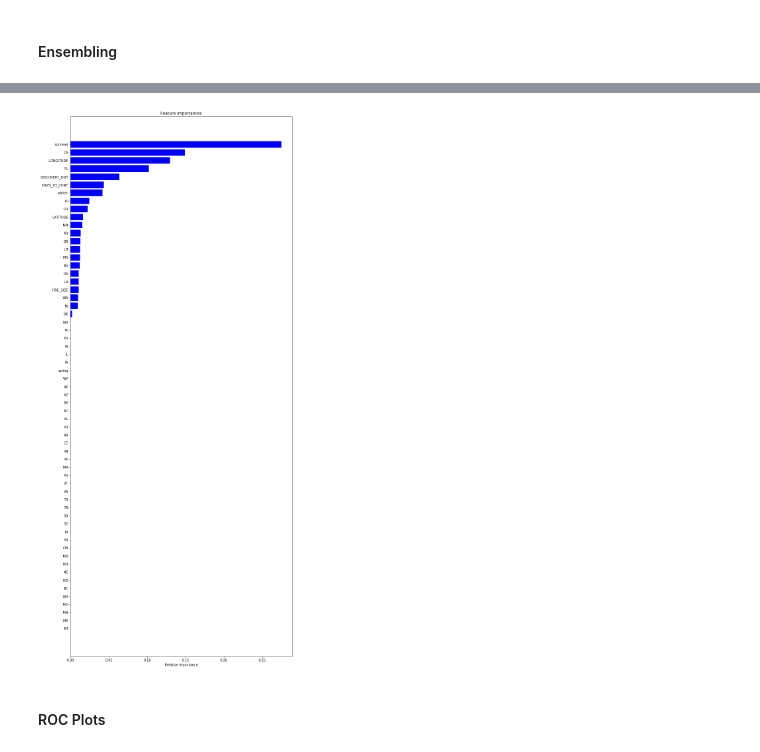
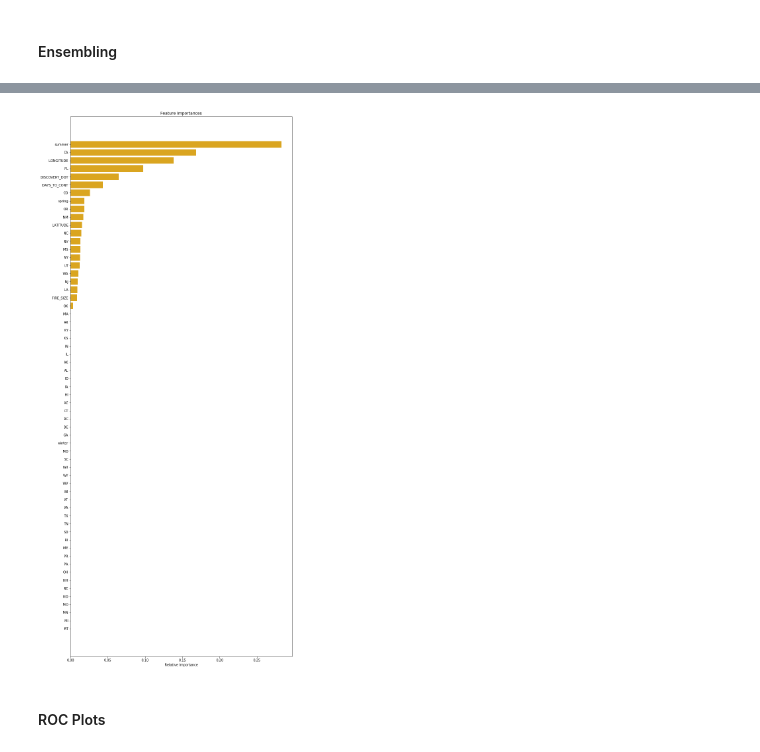
Before and after one commit to asmitakulkarni/Project3_Wildfires, a Jupyter notebook: Project3_Wildfires_02_initial_models.ipynb, the cells around one changed output, grey strips where cells are left out. Cells and saved outputs as stored; diff of their text form; code cells hidden in the pictures.

```diff
--- a/Project3_Wildfires_02_initial_models.ipynb
+++ b/Project3_Wildfires_02_initial_models.ipynb
@@ -65,7 +65,7 @@ Index(['DISCOVERY_DOY', 'FIRE_SIZE', 'LATITUDE', 'LONGITUDE', 'STATE', 'AK',
 # %% [markdown]
 ##### Subset for RandomForest/XGBoost/DecisionTree
 # %%
-X_rf = X.drop(['STATE','SEASON'], axis = 1)
+X_rf = X.copy() #.drop(['STATE','SEASON'], axis = 1)
 # %%
 X_rf.head()
 # %% [output]
@@ -353,14 +353,14 @@ print("\n XGBoost confusion matrix: \n\n", confusion_matrix(y_val_rf, randomfore
 # %%
 importances = xg.feature_importances_
 indices = np.argsort(importances)
 
 plt.figure(figsize=(12,30))
 plt.title('Feature Importances')
-plt.barh(range(len(indices)), importances[indices], color='b', align='center')
+plt.barh(range(len(indices)), importances[indices], color='goldenrod', align='center')
 plt.yticks(range(len(indices)), [X_val_rf.columns[i] for i in indices])
 plt.xlabel('Relative Importance');
 # %% [output]
-[figure, old version]
+[figure, new version]
 # %% [markdown]
 #### ROC Plots
 # %%
```
Also changed, not shown: parts of 50 cells of this notebook, 2 other files.
